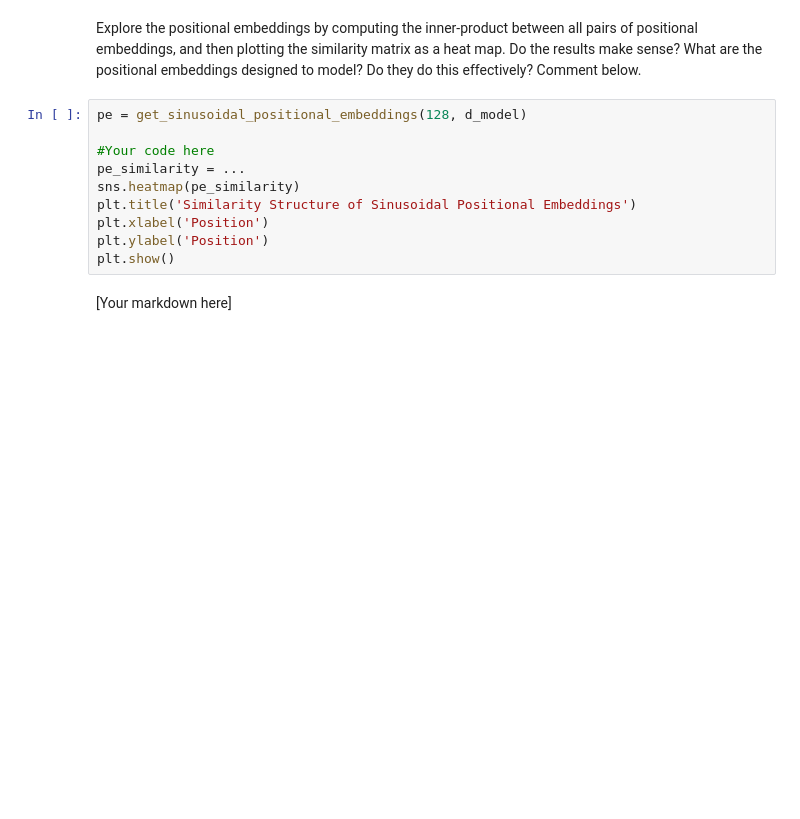
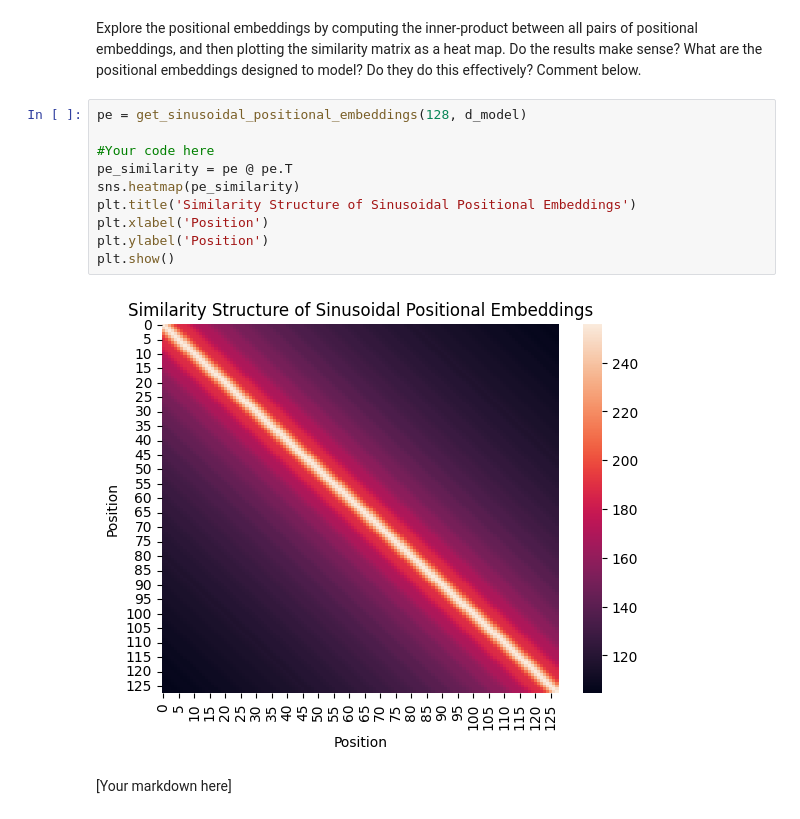
Before and after one commit to wangyf1125/ARCHIE, a Jupyter notebook: assignments/assn5/assn5.ipynb, the cells around one changed output. Saved outputs shown, nothing was run; the diff lists cells and outputs as text; blank space fills up the shorter version.

```diff
--- a/assignments/assn5/assn5.ipynb
+++ b/assignments/assn5/assn5.ipynb
@@ -609,12 +981,14 @@ Explore the positional embeddings by computing the inner-product between all pai
 # %%
 pe = get_sinusoidal_positional_embeddings(128, d_model)
 
 #Your code here
-pe_similarity = ...
+pe_similarity = pe @ pe.T
 sns.heatmap(pe_similarity)
 plt.title('Similarity Structure of Sinusoidal Positional Embeddings')
 plt.xlabel('Position')
 plt.ylabel('Position')
 plt.show()
+# %% [output]
+[figure, added]
 # %% [markdown]
 [Your markdown here]
```
Also changed, not shown: parts of 34 cells of this notebook.
